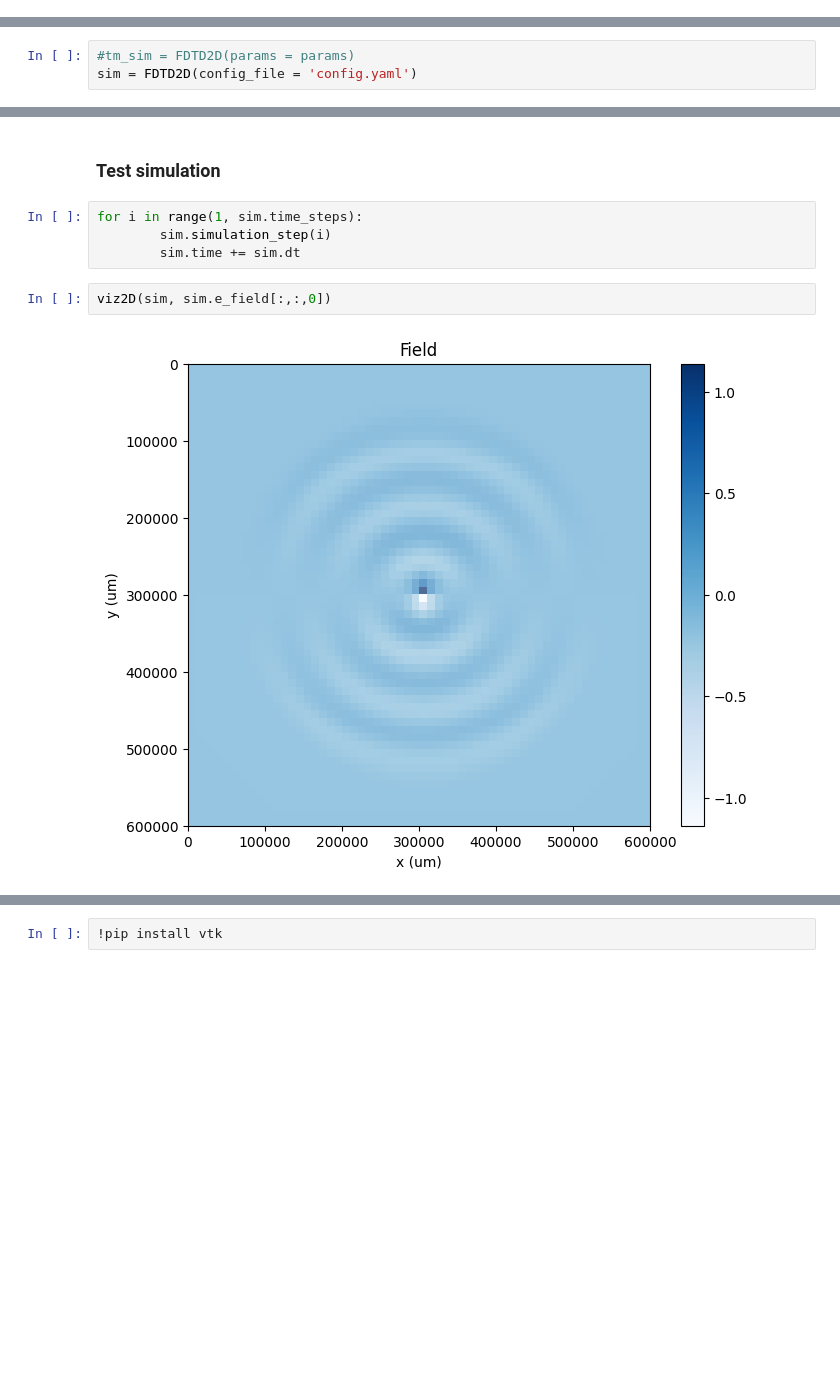
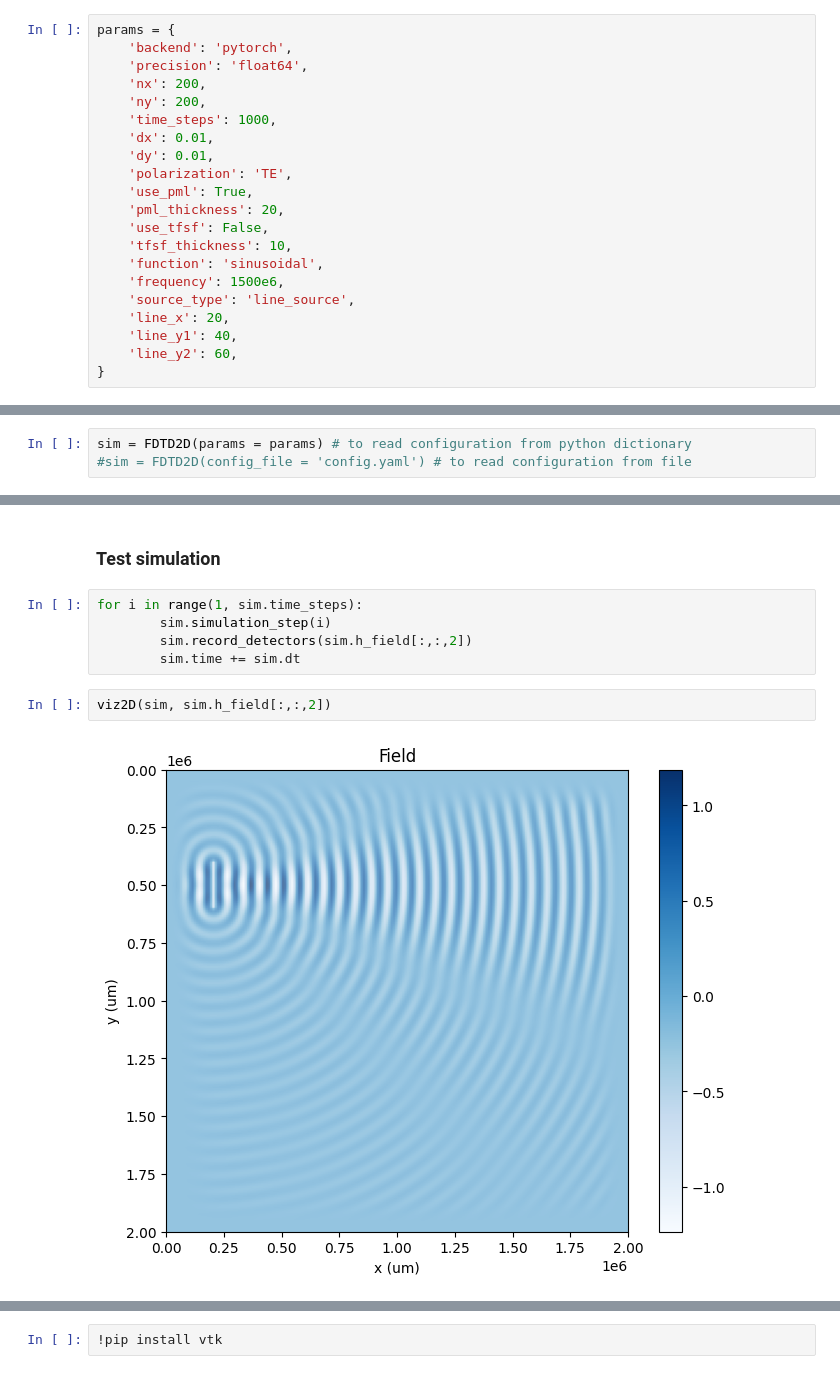
Before and after one commit to vlrmzz/tfdtd, a Jupyter notebook: test.ipynb, the cells around one changed output, grey strips where cells are left out. Saved outputs shown, nothing was run; the diff lists cells and outputs as text; blank space fills up the shorter version.

```diff
--- a/test.ipynb
+++ b/test.ipynb
@@ -36,6 +32,27 @@ params = {
+# %%
+params = {
+    'backend': 'pytorch',
+    'precision': 'float64',
+    'nx': 200,
+    'ny': 200,
+    'time_steps': 1000,
+    'dx': 0.01,
+    'dy': 0.01,
+    'polarization': 'TE',
+    'use_pml': True,
+    'pml_thickness': 20,
+    'use_tfsf': False,
+    'tfsf_thickness': 10,
+    'function': 'sinusoidal',
+    'frequency': 1500e6,
+    'source_type': 'line_source',
+    'line_x': 20,
+    'line_y1': 40,
+    'line_y2': 60,
+}
 # %% [markdown]
 ### Testing initializations
 # %%
-#tm_sim = FDTD2D(params = params)
-sim = FDTD2D(config_file = 'config.yaml')
+sim = FDTD2D(params = params) # to read configuration from python dictionary
+#sim = FDTD2D(config_file = 'config.yaml') # to read configuration from file
 # %% [output]
@@ -91,11 +103,12 @@ plt.show()
 # %%
 for i in range(1, sim.time_steps):
         sim.simulation_step(i)
+        sim.record_detectors(sim.h_field[:,:,2])
         sim.time += sim.dt
 # %%
-viz2D(sim, sim.e_field[:,:,0])
+viz2D(sim, sim.h_field[:,:,2])
 # %% [output]
-[figure, old version]
+[figure, new version]
 # %%
 import matplotlib.pyplot as plt
 import numpy as np
```
Also changed, not shown: parts of 18 cells of this notebook, 5 other files.
